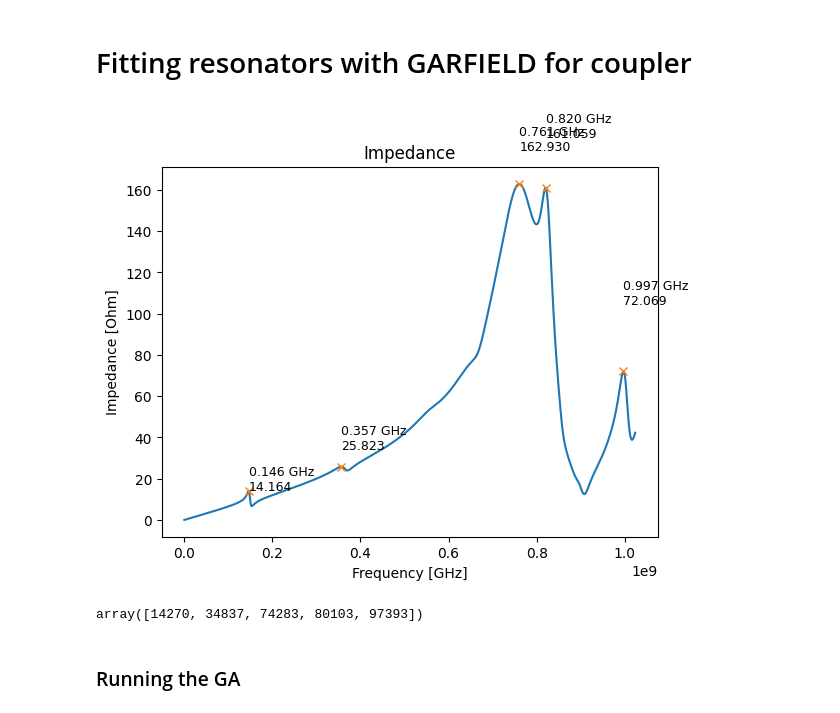
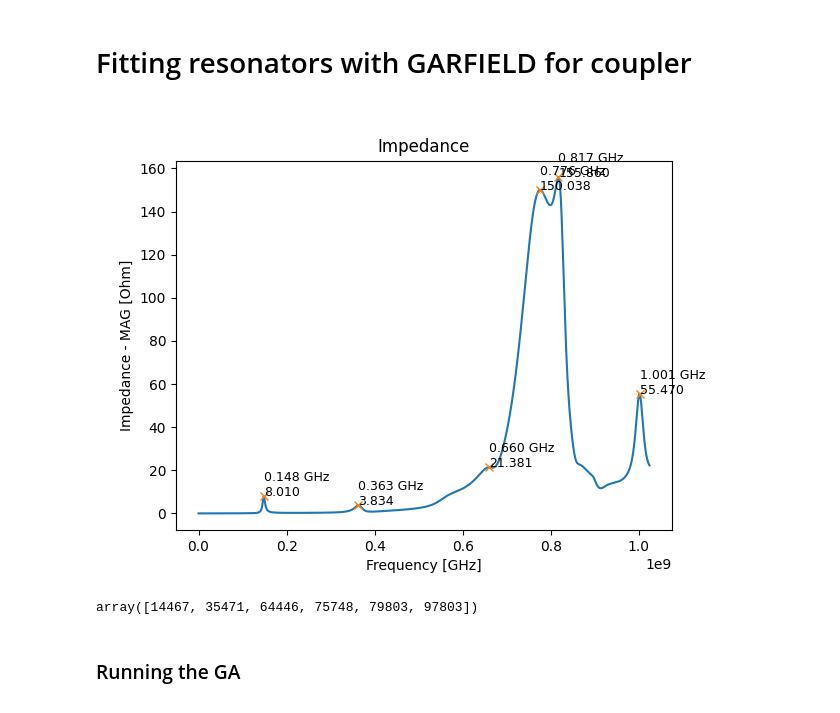
Before and after one commit to MaltheRaschke/GARFIELD, a Jupyter notebook: examples/Coupler_fitting_resonators.ipynb, the cells around one changed output. Saved outputs shown, nothing was run; the diff lists cells and outputs as text; code cells hidden in the pictures.

```diff
--- a/examples/Coupler_fitting_resonators.ipynb
+++ b/examples/Coupler_fitting_resonators.ipynb
@@ -25,26 +25,26 @@ freq_data = data_impedance[:,0]*1e9
 
 # Impedance
 
-imp_data = np.abs(data_impedance[:,1] + 1j*data_impedance[:,2])
+imp_data = np.abs(data_impedance[:,1])# + 1j*data_impedance[:,2])
 # %%
 plt.figure()
 
-peaks, peaks_height = find_peaks((imp_data), height=2, threshold=None)
+peaks, peaks_height = find_peaks(imp_data, height=2, threshold=None)
 for i, (peak, height) in enumerate(zip(peaks, peaks_height['peak_heights'])):
-    plt.text(freq_data[peak], imp_data[peak] + (i * 0.05 * max(imp_data)), f'{freq_data[peak]/1e9:.3f} GHz\n{height:.3f}', fontsize=9)
+    plt.text(freq_data[peak], imp_data[peak], f'{freq_data[peak]/1e9:.3f} GHz\n{height:.3f}', fontsize=9)
 
-plt.plot(freq_data, (imp_data))
+plt.plot(freq_data, imp_data)
 plt.plot(freq_data[peaks], (imp_data[peaks]), "x")
 plt.xlabel('Frequency [GHz]')
-plt.ylabel('Impedance [Ohm]')
+plt.ylabel('Impedance - MAG [Ohm]')
 plt.title('Impedance')
 
 
 plt.show()
 
 peaks
 # %% [output]
-[figure, old version]
+[figure, new version]
-array([14270, 34837, 74283, 80103, 97393])
+array([14467, 35471, 64446, 75748, 79803, 97803])
 # %%
 #Number of resonators
```
Also changed, not shown: parts of 10 cells of this notebook, 5 other files.
